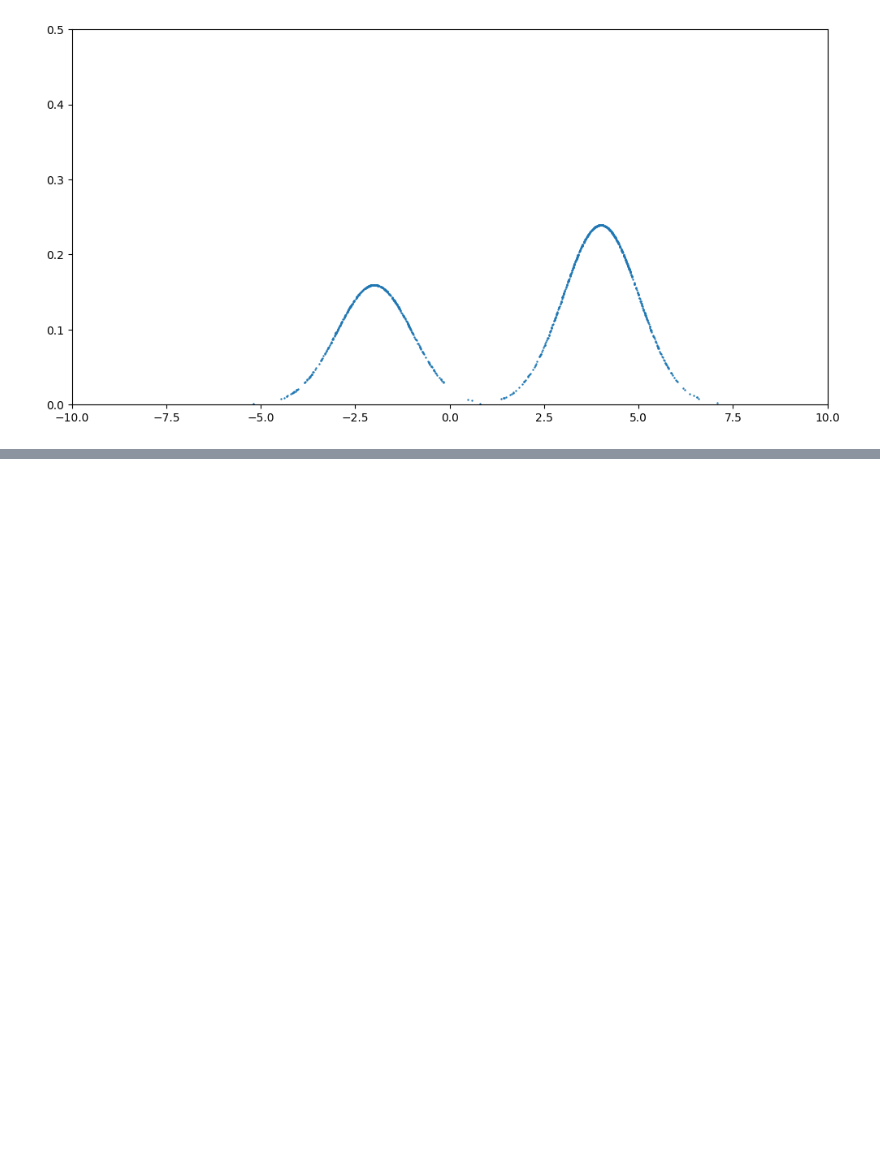
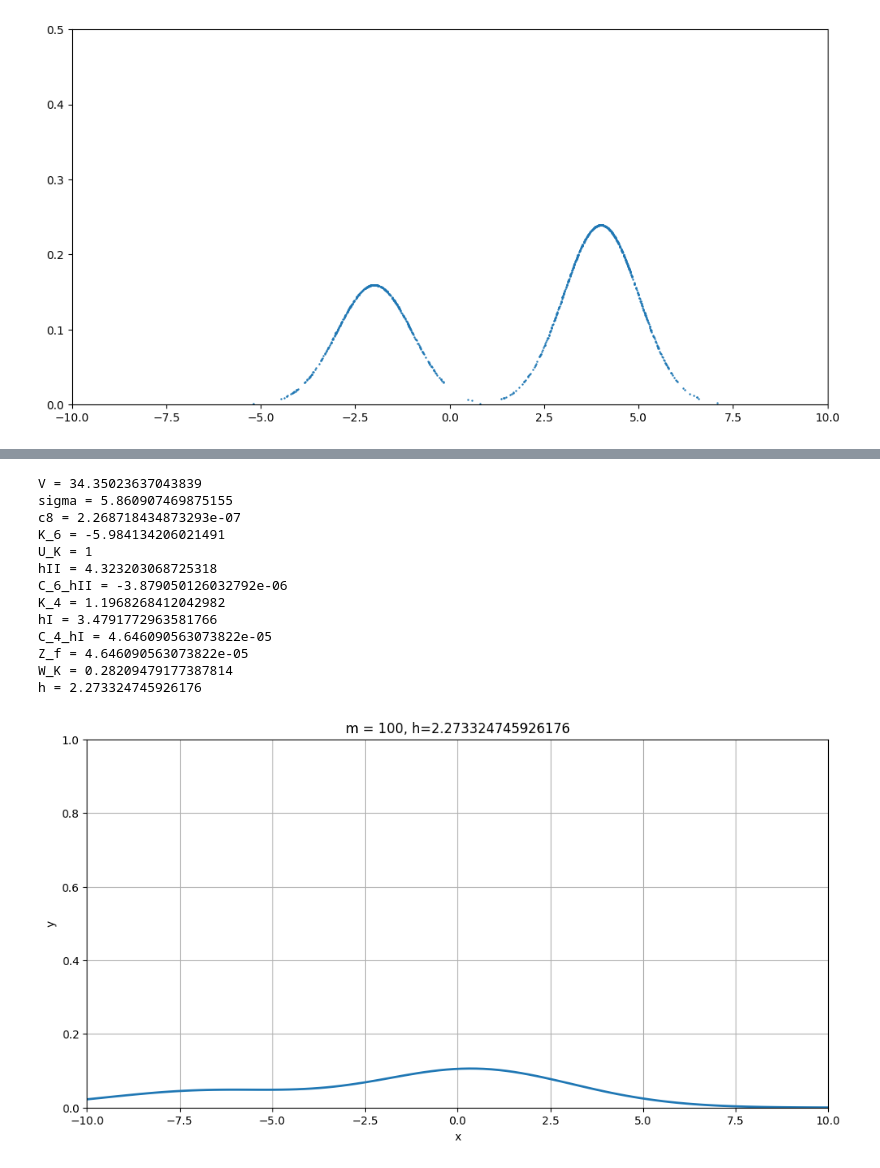
Before and after one commit to m-orlewski/american-universities-eda, a Jupyter notebook: Labs/Lab2.ipynb, the cells around one changed output, grey strips where cells are left out. Saved outputs shown, nothing was run; the diff lists cells and outputs as text; code cells hidden in the pictures; blank space fills up the shorter version.

```diff
--- a/Labs/Lab2.ipynb
+++ b/Labs/Lab2.ipynb
@@ -241,0 +231,17 @@ plt.show()
+# %%
+display_for_m(100)
+# %% [output]
+V = 34.35023637043839
+sigma = 5.860907469875155
+c8 = 2.268718434873293e-07
+K_6 = -5.984134206021491
+U_K = 1
+hII = 4.323203068725318
+C_6_hII = -3.879050126032792e-06
+K_4 = 1.1968268412042982
+hI = 3.4791772963581766
+C_4_hI = 4.646090563073822e-05
+Z_f = 4.646090563073822e-05
+W_K = 0.28209479177387814
+h = 2.273324745926176
+[figure, added]
```
Also changed, not shown: parts of 14 cells of this notebook.
